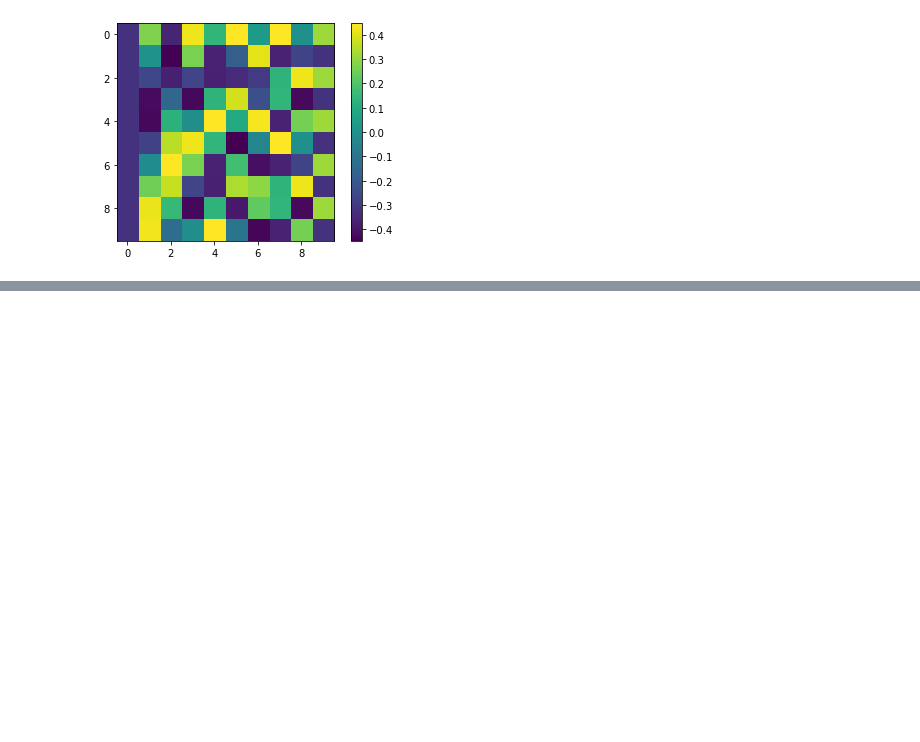
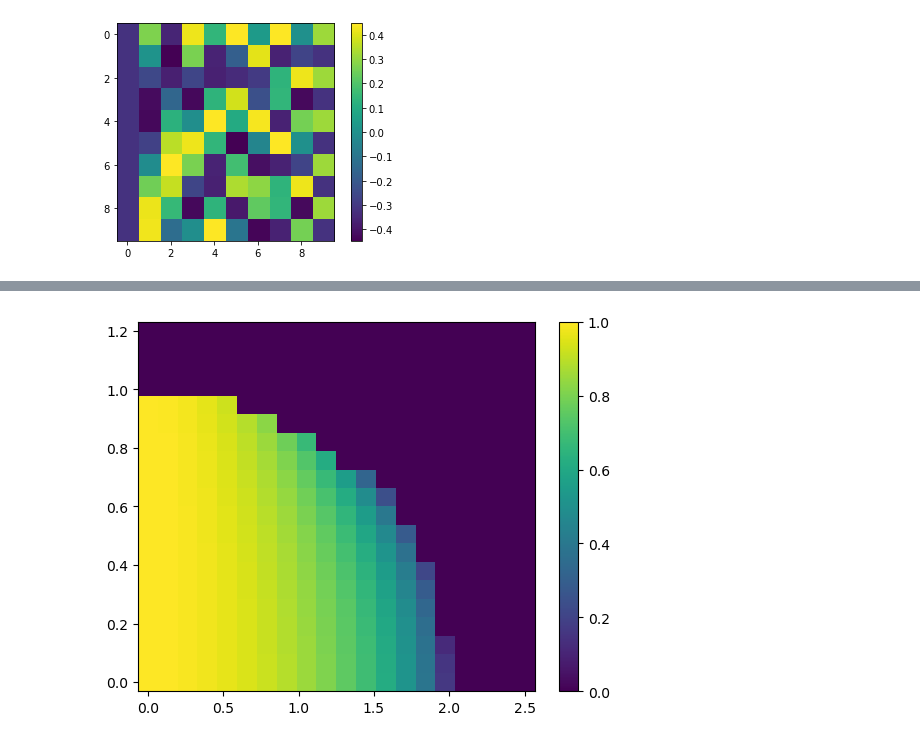
Before and after one commit to chuan97/long-range-ising, a Jupyter notebook: test_antiferro_zerotemp.ipynb, the cells around one changed output, grey strips where cells are left out. Cells and saved outputs as stored; diff of their text form; code cells hidden in the pictures; blank space fills up the shorter version.

```diff
--- a/test_antiferro_zerotemp.ipynb
+++ b/test_antiferro_zerotemp.ipynb
@@ -63,6 +63,18 @@ def chi_theo_ij(i, j, Y0, Y1, G):
     Y = Y0 if i % 2 == 0 else Y1
 
     return ((-1)**(i + j) * G * (Y0 + Y1) / (1 - G * (Y0 + Y1)) * B + (i == j)) * Y
+
+def variational_e(theta, G, wx, wz, s):
+    return -wz*np.sum(np.sin(theta)) - wx*np.sum(np.cos(theta)) - 0.5*s*G*np.sum(np.cos(theta) * np.array([1, -1]))**2
+
+def variational_theta(G, wx, wz, s):
+    sol1 = minimize(variational_e, x0=[0.0, np.pi], args=(G, wx, wz, s))
+    sol2 = minimize(variational_e, x0=[np.pi/2, np.pi/2], args=(G, wx, wz, s))
+
+    if sol1.fun < sol2.fun:
+        return sol1.x
+    else:
+        return sol2.x
 # %% [markdown]
 # Plotting the max u_k
 # %%
@@ -930,0 +963,18 @@ plt.show()
+# %%
+G = 1
+s = 1/2
+
+wzs = np.linspace(0, 2.5, 20) * s*G
+wxs = np.linspace(0, 1.2, 20) * s*G
+
+ms = np.empty((len(wzs), len(wxs)))
+for i, wz in enumerate(wzs):
+    for j, wx in enumerate(wxs):
+        theta = variational_theta(G, wx, wz, s)
+        ms[i, j] = 0.5 * np.sum(np.cos(theta) * np.array([1, -1]))
+
+plt.pcolormesh(wzs / (s*G), wxs / (s*G), ms.T, cmap='viridis')
+plt.colorbar()
+plt.show()
+# %% [output]
+[figure, added]
```
Also changed, not shown: parts of 3 cells of this notebook, 2 other files.
